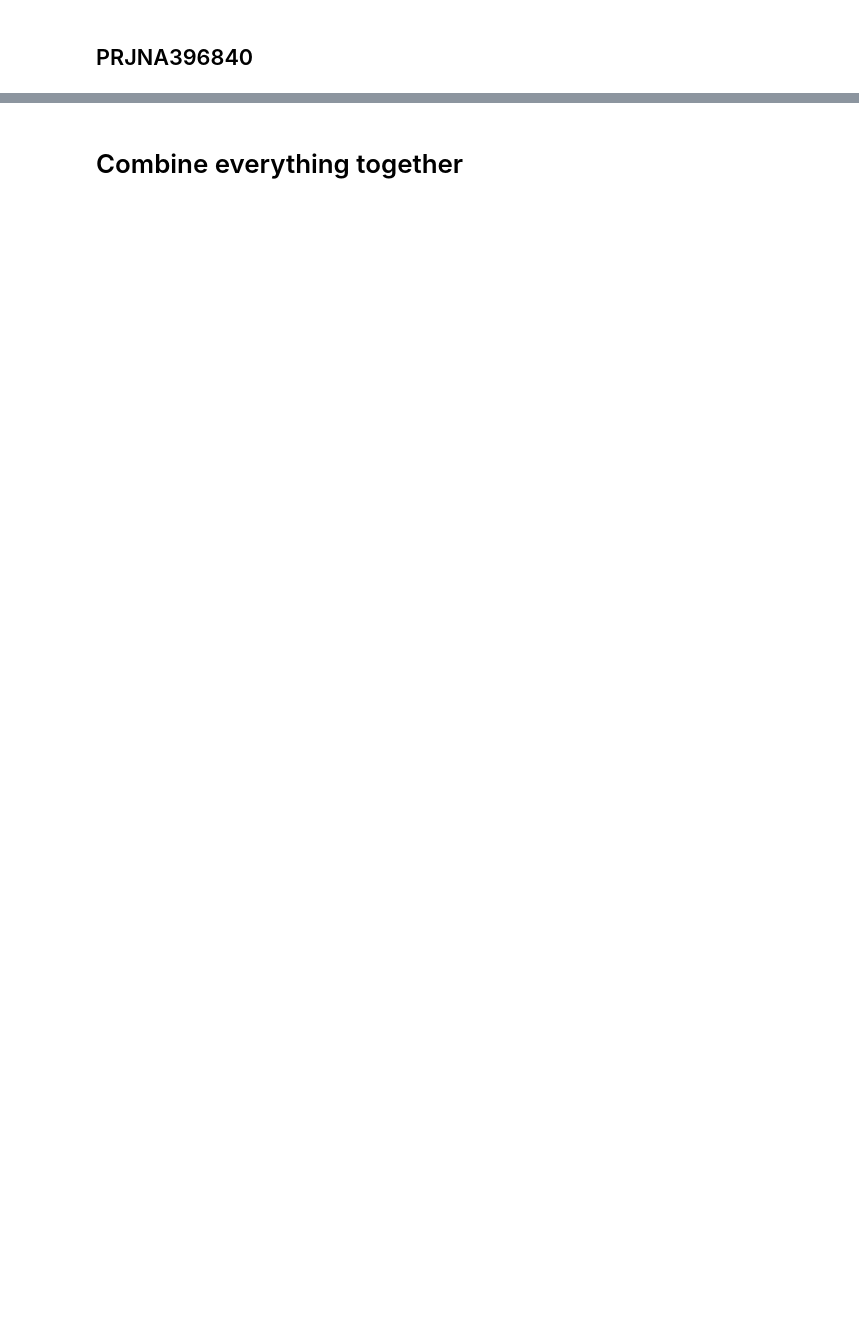
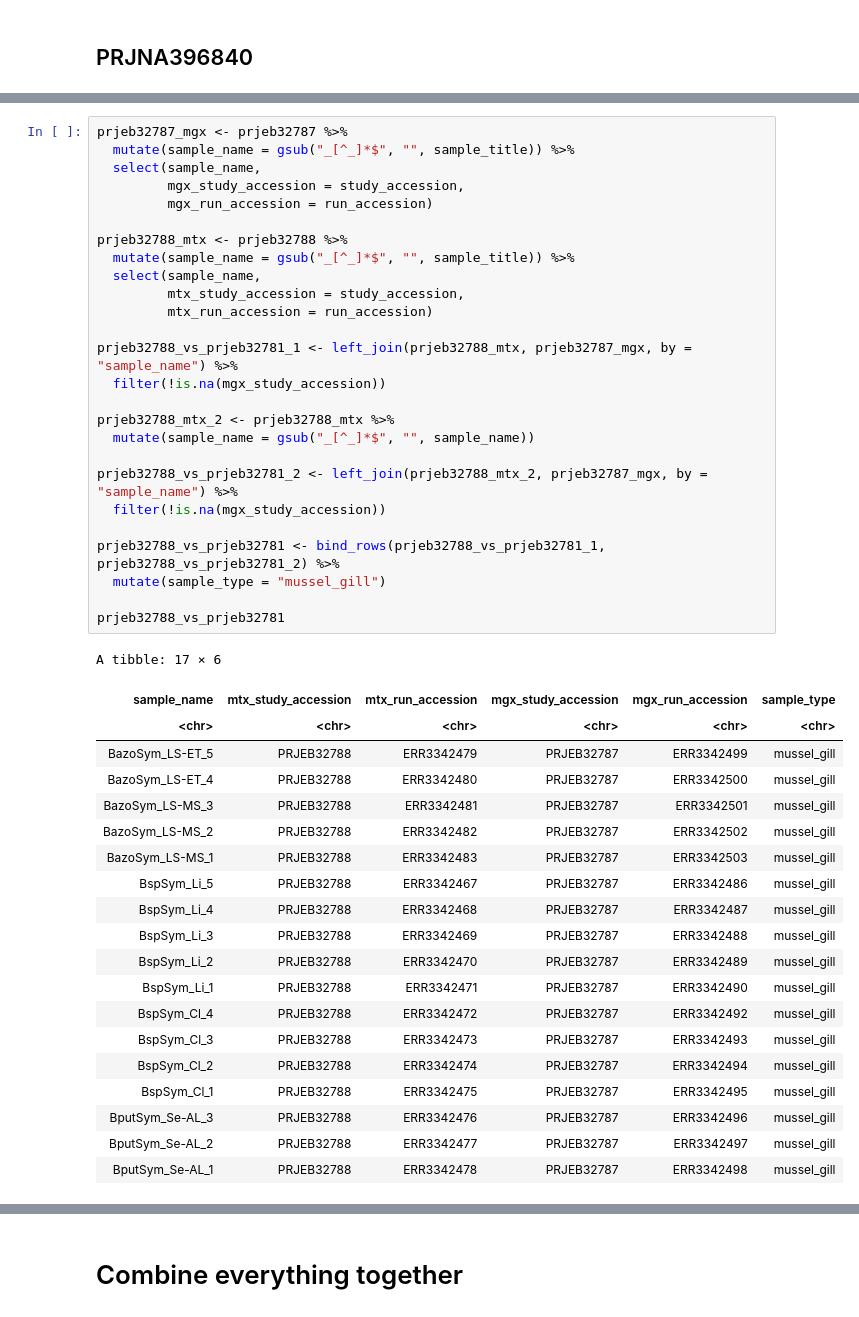
Before and after one commit to Arcadia-Science/2022-mtx-not-in-mgx-pairs, a Jupyter notebook: notebooks/20220816_parse_metadata_paired_mgx_mtx.ipynb, the cells around one changed output, grey strips where cells are left out. Saved outputs shown, nothing was run; the diff lists cells and outputs as text; blank space fills up the shorter version.

```diff
--- a/notebooks/20220816_parse_metadata_paired_mgx_mtx.ipynb
+++ b/notebooks/20220816_parse_metadata_paired_mgx_mtx.ipynb
@@ -581,0 +825,47 @@ A tibble: 4 × 6
+# %%
+prjeb32787_mgx <- prjeb32787 %>%
+  mutate(sample_name = gsub("_[^_]*$", "", sample_title)) %>%
+  select(sample_name,
+         mgx_study_accession = study_accession,
+         mgx_run_accession = run_accession)
+
+prjeb32788_mtx <- prjeb32788 %>%
+  mutate(sample_name = gsub("_[^_]*$", "", sample_title)) %>%
+  select(sample_name,
+         mtx_study_accession = study_accession,
+         mtx_run_accession = run_accession)
+
+prjeb32788_vs_prjeb32781_1 <- left_join(prjeb32788_mtx, prjeb32787_mgx, by = "sample_name") %>%
+  filter(!is.na(mgx_study_accession))
+
+prjeb32788_mtx_2 <- prjeb32788_mtx %>%
+  mutate(sample_name = gsub("_[^_]*$", "", sample_name))
+
+prjeb32788_vs_prjeb32781_2 <- left_join(prjeb32788_mtx_2, prjeb32787_mgx, by = "sample_name") %>%
+  filter(!is.na(mgx_study_accession))
+
+prjeb32788_vs_prjeb32781 <- bind_rows(prjeb32788_vs_prjeb32781_1, prjeb32788_vs_prjeb32781_2) %>%
+  mutate(sample_type = "mussel_gill")
+
+prjeb32788_vs_prjeb32781
+# %% [output]
+A tibble: 17 × 6
+| sample_name | mtx_study_accession | mtx_run_accession | mgx_study_accession | mgx_run_accession | sample_type |
+| <chr> | <chr> | <chr> | <chr> | <chr> | <chr> |
+| BazoSym_LS-ET_5 | PRJEB32788 | ERR3342479 | PRJEB32787 | ERR3342499 | mussel_gill |
+| BazoSym_LS-ET_4 | PRJEB32788 | ERR3342480 | PRJEB32787 | ERR3342500 | mussel_gill |
+| BazoSym_LS-MS_3 | PRJEB32788 | ERR3342481 | PRJEB32787 | ERR3342501 | mussel_gill |
+| BazoSym_LS-MS_2 | PRJEB32788 | ERR3342482 | PRJEB32787 | ERR3342502 | mussel_gill |
+| BazoSym_LS-MS_1 | PRJEB32788 | ERR3342483 | PRJEB32787 | ERR3342503 | mussel_gill |
+| BspSym_Li_5 | PRJEB32788 | ERR3342467 | PRJEB32787 | ERR3342486 | mussel_gill |
+| BspSym_Li_4 | PRJEB32788 | ERR3342468 | PRJEB32787 | ERR3342487 | mussel_gill |
+| BspSym_Li_3 | PRJEB32788 | ERR3342469 | PRJEB32787 | ERR3342488 | mussel_gill |
+| BspSym_Li_2 | PRJEB32788 | ERR3342470 | PRJEB32787 | ERR3342489 | mussel_gill |
+| BspSym_Li_1 | PRJEB32788 | ERR3342471 | PRJEB32787 | ERR3342490 | mussel_gill |
+| BspSym_Cl_4 | PRJEB32788 | ERR3342472 | PRJEB32787 | ERR3342492 | mussel_gill |
+| BspSym_Cl_3 | PRJEB32788 | ERR3342473 | PRJEB32787 | ERR3342493 | mussel_gill |
+| BspSym_Cl_2 | PRJEB32788 | ERR3342474 | PRJEB32787 | ERR3342494 | mussel_gill |
+| BspSym_Cl_1 | PRJEB32788 | ERR3342475 | PRJEB32787 | ERR3342495 | mussel_gill |
+| BputSym_Se-AL_3 | PRJEB32788 | ERR3342476 | PRJEB32787 | ERR3342496 | mussel_gill |
+| BputSym_Se-AL_2 | PRJEB32788 | ERR3342477 | PRJEB32787 | ERR3342497 | mussel_gill |
+| BputSym_Se-AL_1 | PRJEB32788 | ERR3342478 | PRJEB32787 | ERR3342498 | mussel_gill |
```
Also changed, not shown: parts of 27 cells of this notebook.
